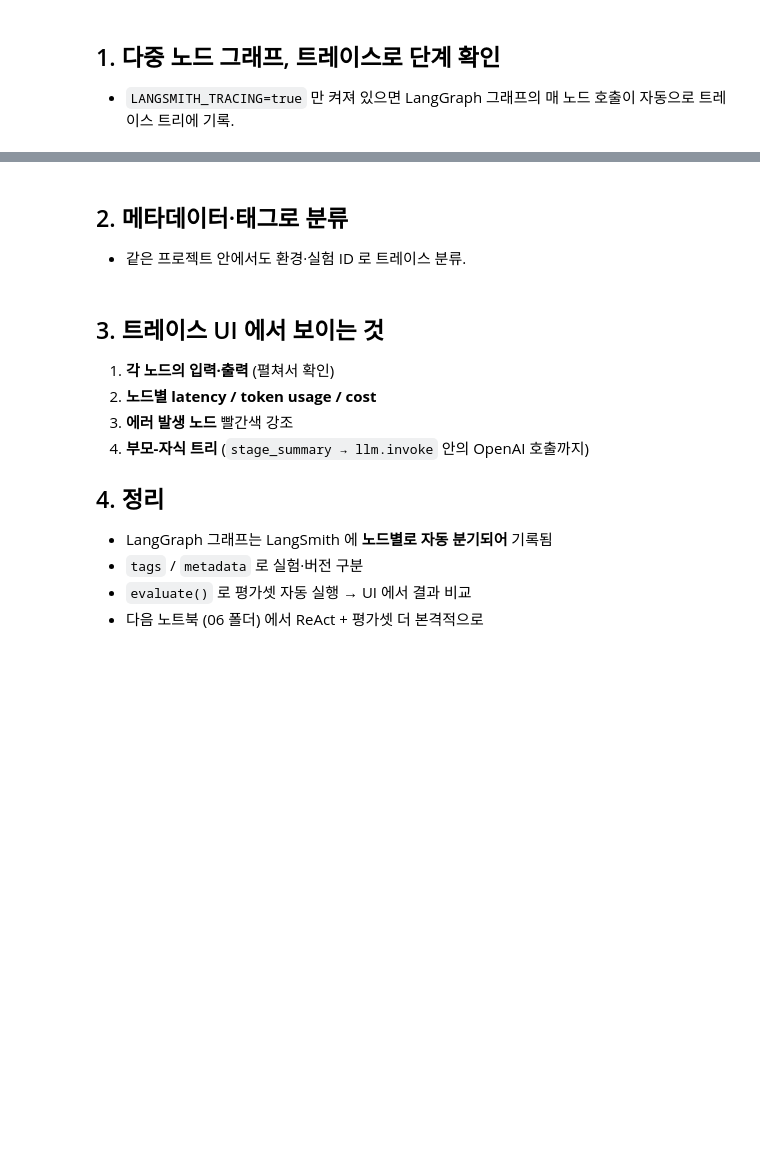
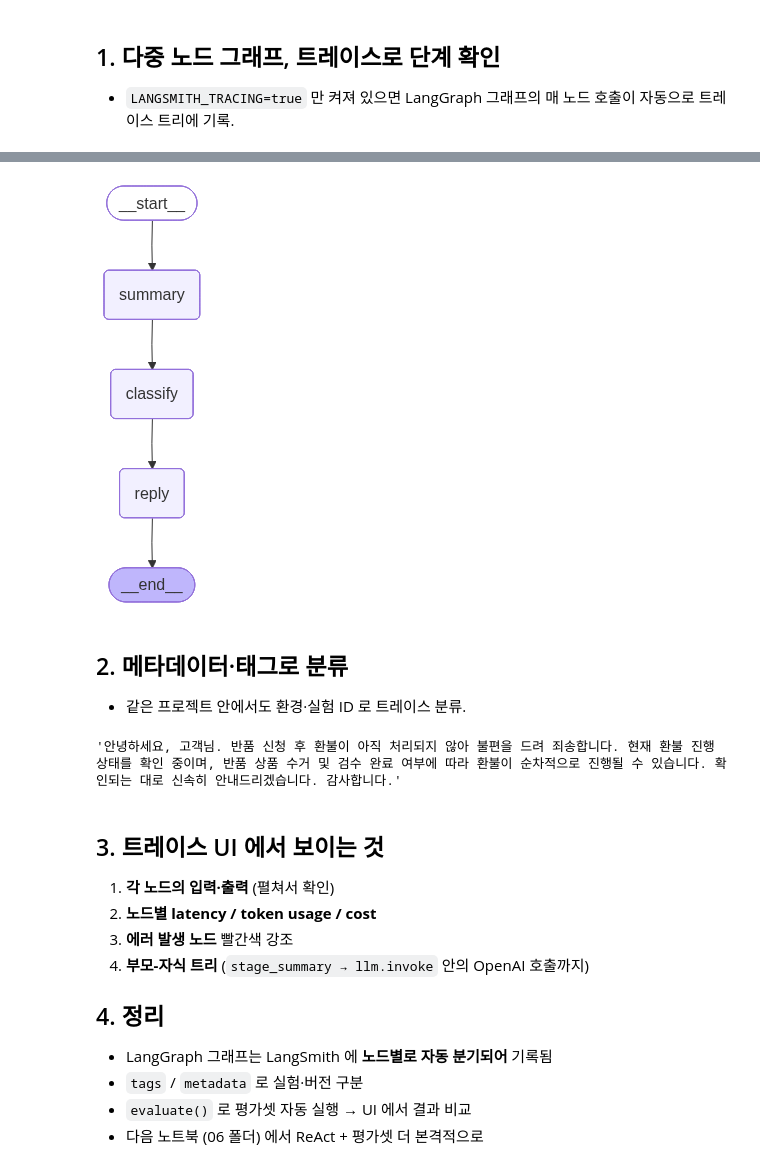
Before and after one commit to dovan2026/SKN30_playdata, a Jupyter notebook: AI_agent/langgraph/lg_05_langsmith_for_graph.ipynb, the cells around one changed output, grey strips where cells are left out. Drawn from its saved outputs; the diff is of its cells as text; code cells hidden in the pictures; blank space fills up the shorter version.

```diff
--- a/AI_agent/langgraph/lg_05_langsmith_for_graph.ipynb
+++ b/AI_agent/langgraph/lg_05_langsmith_for_graph.ipynb
@@ -62,4 +65,14 @@ def stage_reply(state: MessagesState) -> dict:
     """3단계: 고객에게 보낼 답변 초안 작성."""
     msgs = state["messages"] + [HumanMessage("이 티켓에 대해 고객에게 보낼 답변 초안을 정중하게 한 문단으로 작성해줘.")]
     return {"messages": [llm.invoke(msgs)]}
+# %%
+graph = StateGraph(MessagesState)
+graph.add_node('summary', stage_summary)
+graph.add_node('classify', stage_classify)
+graph.add_node('reply', stage_reply)
+graph.add_edge(START, 'summary')
+graph.add_edge('summary', 'classify')
+graph.add_edge('classify', 'reply')
+graph.add_edge('reply', END)
+app = graph.compile()
 # %%
@@ -71,7 +89,26 @@ print(f"  https://smith.langchain.com/projects/{os.getenv('LANGSMITH_PROJECT')}"
+# %%
+app
+# %% [output]
+[figure, added]
 # %% [markdown]
 ## 2. 메타데이터·태그로 분류
 
 - 같은 프로젝트 안에서도 환경·실험 ID 로 트레이스 분류.
+# %%
+from langchain_core.runnables import RunnableConfig
+
+config = RunnableConfig(
+    tags=['day2', 'support-ticket-graph'],
+    metadata={'scenario': "delayed_delivery", "version":"v0.1"}
+)
+
+result = app.invoke(
+    {"messages":[HumanMessage("고객이 반품 신청 후 환불이 아직 안 들어왔다고 문의했습니다.")]},
+    config=config
+)
+result['messages'][-1].content
+# %% [output]
+'안녕하세요, 고객님. 반품 신청 후 환불이 아직 처리되지 않아 불편을 드려 죄송합니다. 현재 환불 진행 상태를 확인 중이며, 반품 상품 수거 및 검수 완료 여부에 따라 환불이 순차적으로 진행될 수 있습니다. 확인되는 대로 신속히 안내드리겠습니다. 감사합니다.'
 # %% [markdown]
 ## 3. 트레이스 UI 에서 보이는 것
 
```
Also changed, not shown: parts of 3 cells of this notebook, 6 other files.
